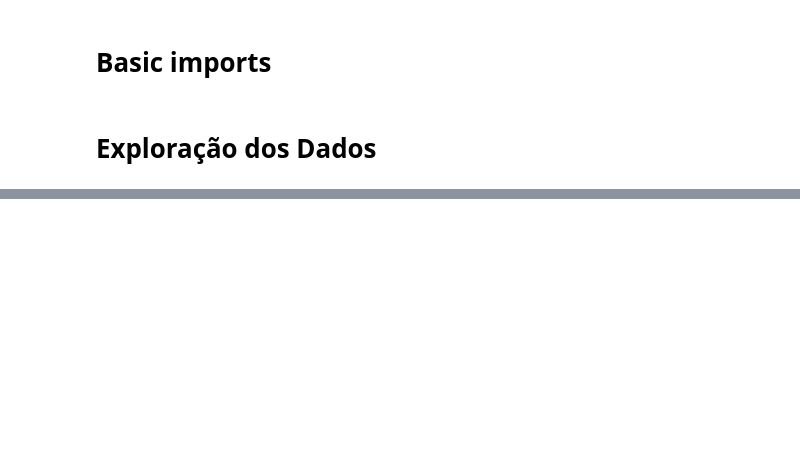
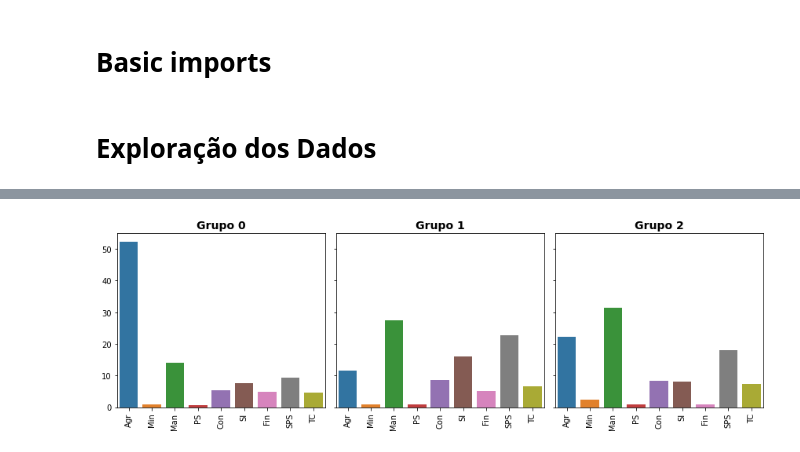
Before and after one commit to Rogerio-mack/BIG_DATA_Analytics_Mineracao_e_Analise_de_Dados, a Jupyter notebook: BIG_A5_Clustering.ipynb, the cells around one changed output, grey strips where cells are left out. Saved outputs shown, nothing was run; the diff lists cells and outputs as text; code cells hidden in the pictures; blank space fills up the shorter version.

```diff
--- a/BIG_A5_Clustering.ipynb
+++ b/BIG_A5_Clustering.ipynb
@@ -94,0 +211,3 @@ Faça a predição do preço, com o melhor dos modelos obtidos acima, de um imó
+# %%
+df['Cluster'] = labels
+df.head(10)
@@ -94,0 +244,15 @@ Faça a predição do preço, com o melhor dos modelos obtidos acima, de um imó
+# %%
+from sklearn.cluster import KMeans
+
+# Configura e instancia o estimador
+clf = KMeans(n_clusters = 3, random_state= 1234)  # seed, para a reprodutibilidade dos resultados
+
+# Ajusta o estimador aos dados
+clf.fit(X) # somente os atributos Murder e UrbanPop
+
+# Obtém os resultados do modelo
+labels = clf.labels_
+centroids = clf.cluster_centers_
+
+print(labels)
+print(centroids)
@@ -94,0 +267,3 @@ Faça a predição do preço, com o melhor dos modelos obtidos acima, de um imó
+# %%
+df['Cluster'] = labels
+df.head(10)
@@ -94,0 +295,3 @@ Faça a predição do preço, com o melhor dos modelos obtidos acima, de um imó
+# %%
+df_clusters = df.groupby('Cluster').mean().reset_index()
+df_clusters
@@ -94,0 +303,12 @@ Faça a predição do preço, com o melhor dos modelos obtidos acima, de um imó
+# %%
+fig, ax = plt.subplots(1,3,figsize=(12,4),sharey=True)
+
+for i in range(len(df_clusters)):
+  sns.barplot(data=df_clusters[df_clusters.Cluster==i].drop(columns='Cluster'),ax=ax[i])
+  ax[i].set_title('Grupo ' + str(i), fontsize=14, weight='bold')
+  ax[i].tick_params(axis='x', rotation=90)
+
+plt.tight_layout()
+plt.show()
+# %% [output]
+[figure, added]
```
Also changed, not shown: parts of 42 cells of this notebook.
